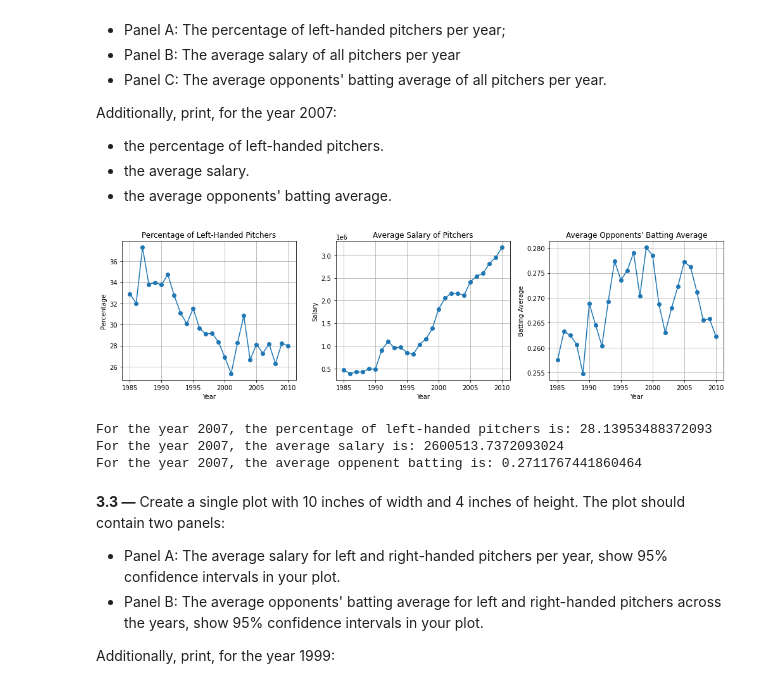
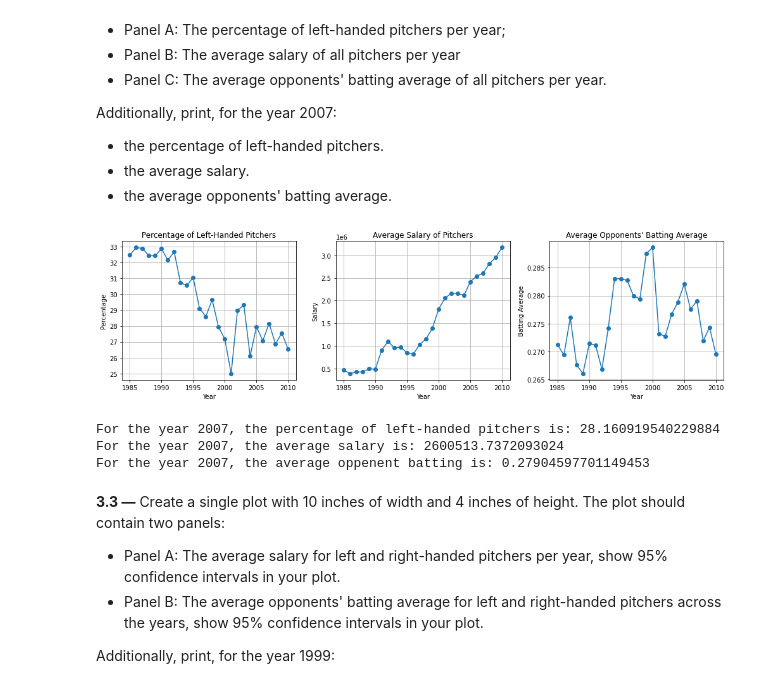
Before and after one commit to benjaminAouzir/FautTrouverUnNomPourADA, a Jupyter notebook: 01 - Pandas Data Wrangling and Data Viz/h1.ipynb, the cells around one changed output. Saved outputs shown, nothing was run; the diff lists cells and outputs as text; code cells hidden in the pictures.

```diff
--- a/01 - Pandas Data Wrangling and Data Viz/h1.ipynb
+++ b/01 - Pandas Data Wrangling and Data Viz/h1.ipynb
@@ -505,18 +500,18 @@ Additionally, print, for the year 2007:
 - the average  opponents' batting average.
 # %%
 #Calculate the percentage of left-handed pitchers per year
-left_handed_pitchers = df_filt[df_filt['throws'] == 'L']
+left_handed_pitchers = df[df['throws'] == 'L']
 left_handed_pitchers_per_year = left_handed_pitchers.groupby('yearID')['playerID'].count()
-all_pitchers_per_year = df_filt.groupby('yearID')['playerID'].count()
+all_pitchers_per_year = df.groupby('yearID')['playerID'].count()
 percentage_left_handed_pitchers = (left_handed_pitchers_per_year / all_pitchers_per_year) * 100
 panel_a = percentage_left_handed_pitchers
 
 #Calculate the average salary of all pitchers per year
-average_salary_per_year = df_filt.groupby('yearID')['salary'].mean()
+average_salary_per_year = df.groupby('yearID')['salary'].mean()
 panel_b = average_salary_per_year
 
 #Calculate the average opponents' batting average of all pitchers per year.
-average_opponent_batting_avg_per_year = df_filt.groupby('yearID')['BAOpp'].mean()
+average_opponent_batting_avg_per_year = df.groupby('yearID')['BAOpp'].mean()
 panel_c = average_opponent_batting_avg_per_year
 
 #Plot
@@ -524,37 +519,37 @@ fig, axes = plt.subplots(1, 3, figsize=(14, 4))
 
 #Plot Panel A
 axes[0].plot(panel_a.index, panel_a.values, marker='o', linestyle='-')
 axes[0].set_title('Percentage of Left-Handed Pitchers')
 axes[0].set_xlabel('Year')
 axes[0].set_ylabel('Percentage')
 axes[0].grid()
 
 #Plot Panel B
 axes[1].plot(panel_b.index, panel_b.values, marker='o', linestyle='-')
 axes[1].set_title('Average Salary of Pitchers')
 axes[1].set_xlabel('Year')
 axes[1].set_ylabel('Salary')
 axes[1].grid()
 
 #Plot Panel C
 axes[2].plot(panel_c.index, panel_c.values, marker='o', linestyle='-')
 axes[2].set_title("Average Opponents' Batting Average")
 axes[2].set_xlabel('Year')
 axes[2].set_ylabel('Batting Average')
 axes[2].grid()
 
 #Show the plot
 plt.tight_layout()
 plt.show()
 
 print("For the year 2007, the percentage of left-handed pitchers is: " + str(percentage_left_handed_pitchers[2007]))
 print("For the year 2007, the average salary is: " + str(average_salary_per_year[2007]))
 print("For the year 2007, the average oppenent batting is: " + str(average_opponent_batting_avg_per_year[2007]))
 # %% [output]
-[figure, old version]
+[figure, new version]
-For the year 2007, the percentage of left-handed pitchers is: 28.13953488372093
+For the year 2007, the percentage of left-handed pitchers is: 28.160919540229884
 For the year 2007, the average salary is: 2600513.7372093024
-For the year 2007, the average oppenent batting is: 0.2711767441860464
+For the year 2007, the average oppenent batting is: 0.27904597701149453
 # %% [markdown]
 **3.3 —** Create a single plot with 10 inches of width and 4 inches of height. The plot should contain two panels:
 - Panel A: The average salary for left and right-handed pitchers per year, show 95% confidence intervals in your plot.
```
Also changed, not shown: parts of 18 cells of this notebook.
